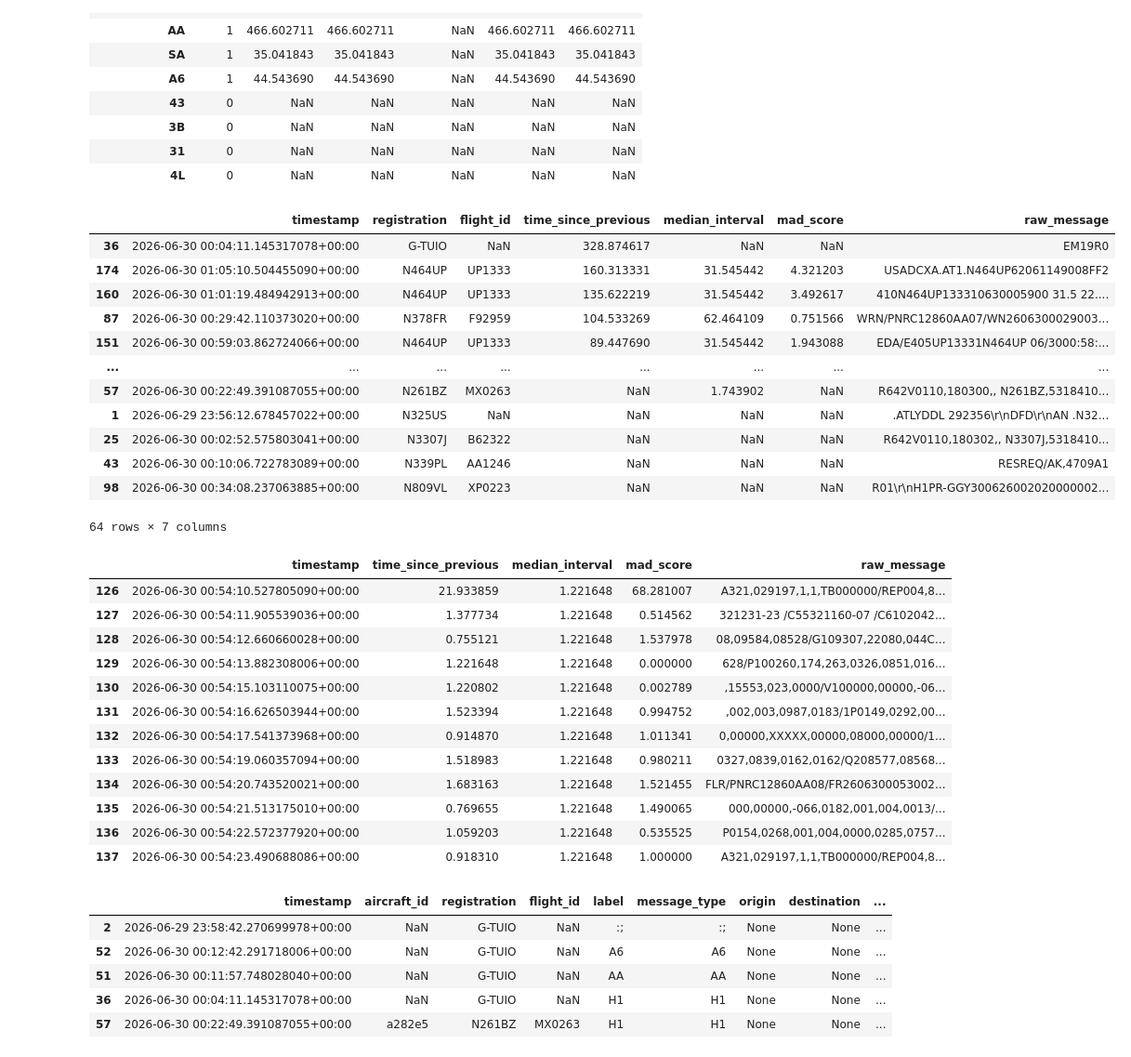
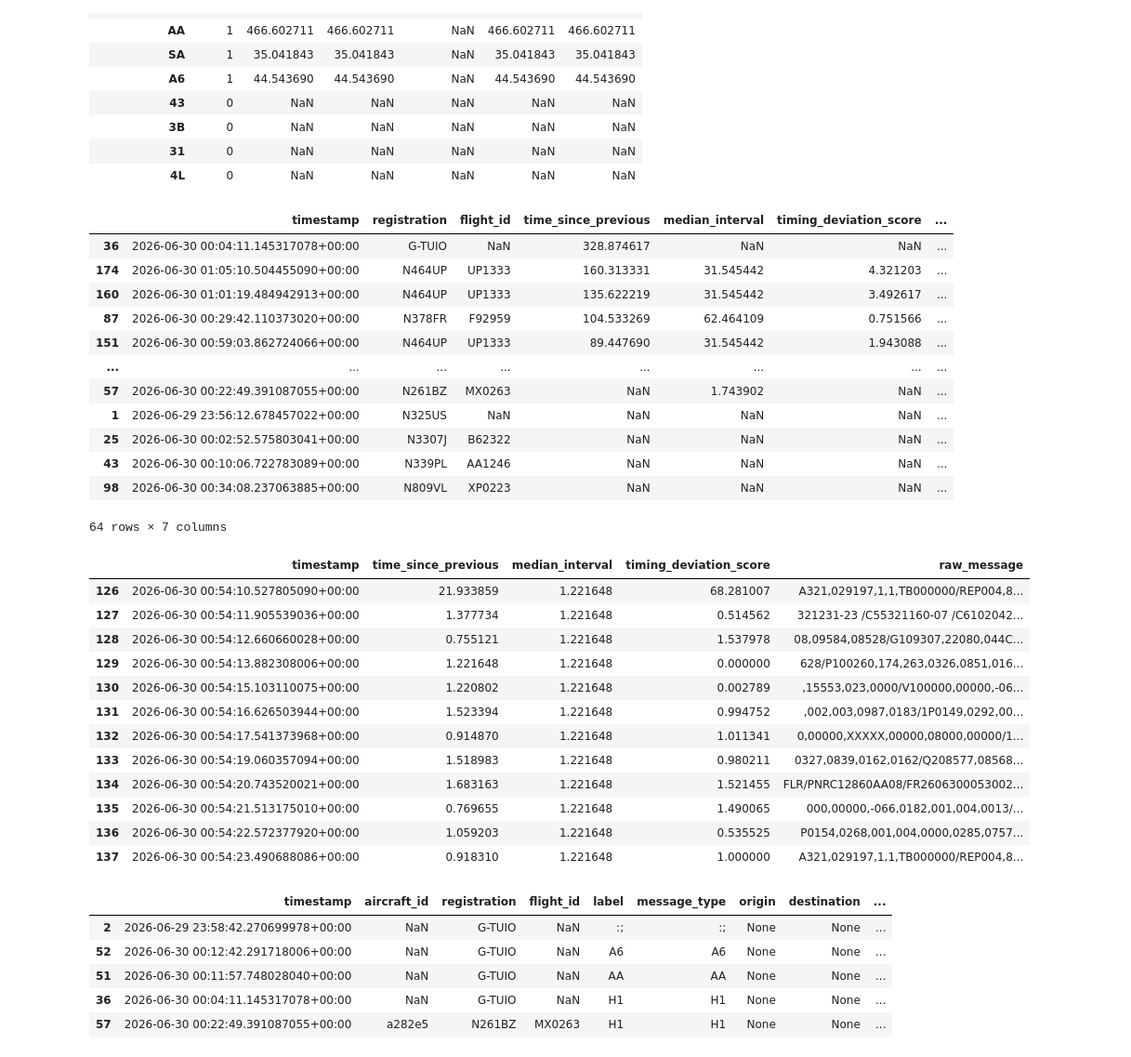
Before and after one commit to mxgmp/acars-detection-engineering, a Jupyter notebook: 01_acars_exploration.ipynb, the cells around one changed output. Shown at 93% size. Drawn from its saved outputs; the diff is of its cells as text; code cells hidden in the pictures.

```diff
--- a/01_acars_exploration.ipynb
+++ b/01_acars_exploration.ipynb
@@ -421,7 +419,9 @@ normalized_df = normalized_df[
         "raw_message",
         "source",
         "sourceType",
-        "frequency"
+        "frequency",
+        "msgNum",
+        "blockId"
     ]
 ]
 
@@ -845,7 +845,7 @@ timing_scored["absolute_deviation"] = (
     - timing_scored["median_interval"]
 ).abs()
 
-timing_scored["mad_score"] = (
+timing_scored["timing_deviation_score"] = (
     timing_scored["absolute_deviation"]
     / timing_scored["mad_interval"]
 )
@@ -860,7 +860,7 @@ timing_scored[
         "median_interval",
         "mad_interval",
         "absolute_deviation",
-        "mad_score"
+        "timing_deviation_score"
     ]
 ].head(20)
 # %% [output]
@@ -1052,30 +1052,30 @@ timing_scored.groupby("message_type")["time_since_previous"].agg(
 # %%
 timing_scored[
     timing_scored["message_type"] == "H1"
 ][
     [
         "timestamp",
         "registration",
         "flight_id",
         "time_since_previous",
         "median_interval",
-        "mad_score",
+        "timing_deviation_score",
         "raw_message"
     ]
 ].sort_values("time_since_previous", ascending=False)
 # %% [output]
-|  | timestamp | registration | flight_id | time_since_previous | median_interval | mad_score | raw_message |
-| 36 | 2026-06-30 00:04:11.145317078+00:00 | G-TUIO | NaN | 328.874617 | NaN | NaN | EM19R0 |
-| 174 | 2026-06-30 01:05:10.504455090+00:00 | N464UP | UP1333 | 160.313331 | 31.545442 | 4.321203 | USADCXA.AT1.N464UP62061149008FF2 |
-| 160 | 2026-06-30 01:01:19.484942913+00:00 | N464UP | UP1333 | 135.622219 | 31.545442 | 3.492617 | 410N464UP133310630005900 31.5 22.... |
-| 87 | 2026-06-30 00:29:42.110373020+00:00 | N378FR | F92959 | 104.533269 | 62.464109 | 0.751566 | WRN/PNRC12860AA07/WN2606300029003... |
-| 151 | 2026-06-30 00:59:03.862724066+00:00 | N464UP | UP1333 | 89.447690 | 31.545442 | 1.943088 | EDA/E405UP13331N464UP 06/3000:58:... |
+|  | timestamp | registration | flight_id | time_since_previous | median_interval | timing_deviation_score | ... |
+| 36 | 2026-06-30 00:04:11.145317078+00:00 | G-TUIO | NaN | 328.874617 | NaN | NaN | ... |
+| 174 | 2026-06-30 01:05:10.504455090+00:00 | N464UP | UP1333 | 160.313331 | 31.545442 | 4.321203 | ... |
+| 160 | 2026-06-30 01:01:19.484942913+00:00 | N464UP | UP1333 | 135.622219 | 31.545442 | 3.492617 | ... |
+| 87 | 2026-06-30 00:29:42.110373020+00:00 | N378FR | F92959 | 104.533269 | 62.464109 | 0.751566 | ... |
+| 151 | 2026-06-30 00:59:03.862724066+00:00 | N464UP | UP1333 | 89.447690 | 31.545442 | 1.943088 | ... |
 | ... | ... | ... | ... | ... | ... | ... | ... |
-| 57 | 2026-06-30 00:22:49.391087055+00:00 | N261BZ | MX0263 | NaN | 1.743902 | NaN | R642V0110,180300,, N261BZ,5318410... |
-| 1 | 2026-06-29 23:56:12.678457022+00:00 | N325US | NaN | NaN | NaN | NaN | .ATLYDDL 292356\r\nDFD\r\nAN .N32... |
-| 25 | 2026-06-30 00:02:52.575803041+00:00 | N3307J | B62322 | NaN | NaN | NaN | R642V0110,180302,, N3307J,5318410... |
-| 43 | 2026-06-30 00:10:06.722783089+00:00 | N339PL | AA1246 | NaN | NaN | NaN | RESREQ/AK,4709A1 |
-| 98 | 2026-06-30 00:34:08.237063885+00:00 | N809VL | XP0223 | NaN | NaN | NaN | R01\r\nH1PR-GGY300626002020000002... |
+| 57 | 2026-06-30 00:22:49.391087055+00:00 | N261BZ | MX0263 | NaN | 1.743902 | NaN | ... |
+| 1 | 2026-06-29 23:56:12.678457022+00:00 | N325US | NaN | NaN | NaN | NaN | ... |
+| 25 | 2026-06-30 00:02:52.575803041+00:00 | N3307J | B62322 | NaN | NaN | NaN | ... |
+| 43 | 2026-06-30 00:10:06.722783089+00:00 | N339PL | AA1246 | NaN | NaN | NaN | ... |
+| 98 | 2026-06-30 00:34:08.237063885+00:00 | N809VL | XP0223 | NaN | NaN | NaN | ... |
 64 rows × 7 columns
 # %%
 timing_scored[
@@ -1087,12 +1087,12 @@ timing_scored[
         "timestamp",
         "time_since_previous",
         "median_interval",
-        "mad_score",
+        "timing_deviation_score",
         "raw_message"
     ]
 ].sort_values("timestamp")
 # %% [output]
-|  | timestamp | time_since_previous | median_interval | mad_score | raw_message |
+|  | timestamp | time_since_previous | median_interval | timing_deviation_score | raw_message |
 | 126 | 2026-06-30 00:54:10.527805090+00:00 | 21.933859 | 1.221648 | 68.281007 | A321,029197,1,1,TB000000/REP004,8... |
 | 127 | 2026-06-30 00:54:11.905539036+00:00 | 1.377734 | 1.221648 | 0.514562 | 321231-23 /C55321160-07 /C6102042... |
 | 128 | 2026-06-30 00:54:12.660660028+00:00 | 0.755121 | 1.221648 | 1.537978 | 08,09584,08528/G109307,22080,044C... |
```
Also changed, not shown: parts of 33 cells of this notebook, 2 other files.
